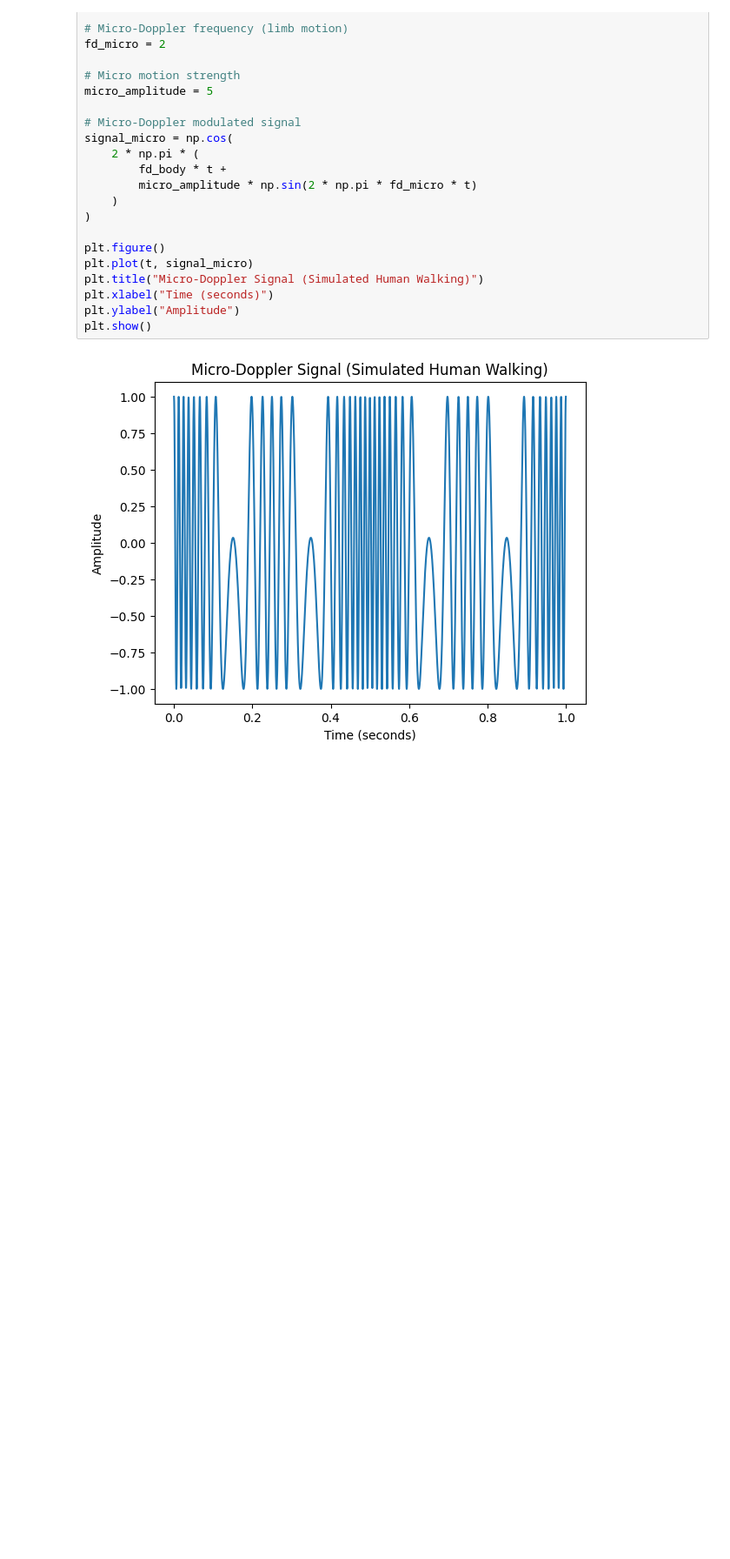
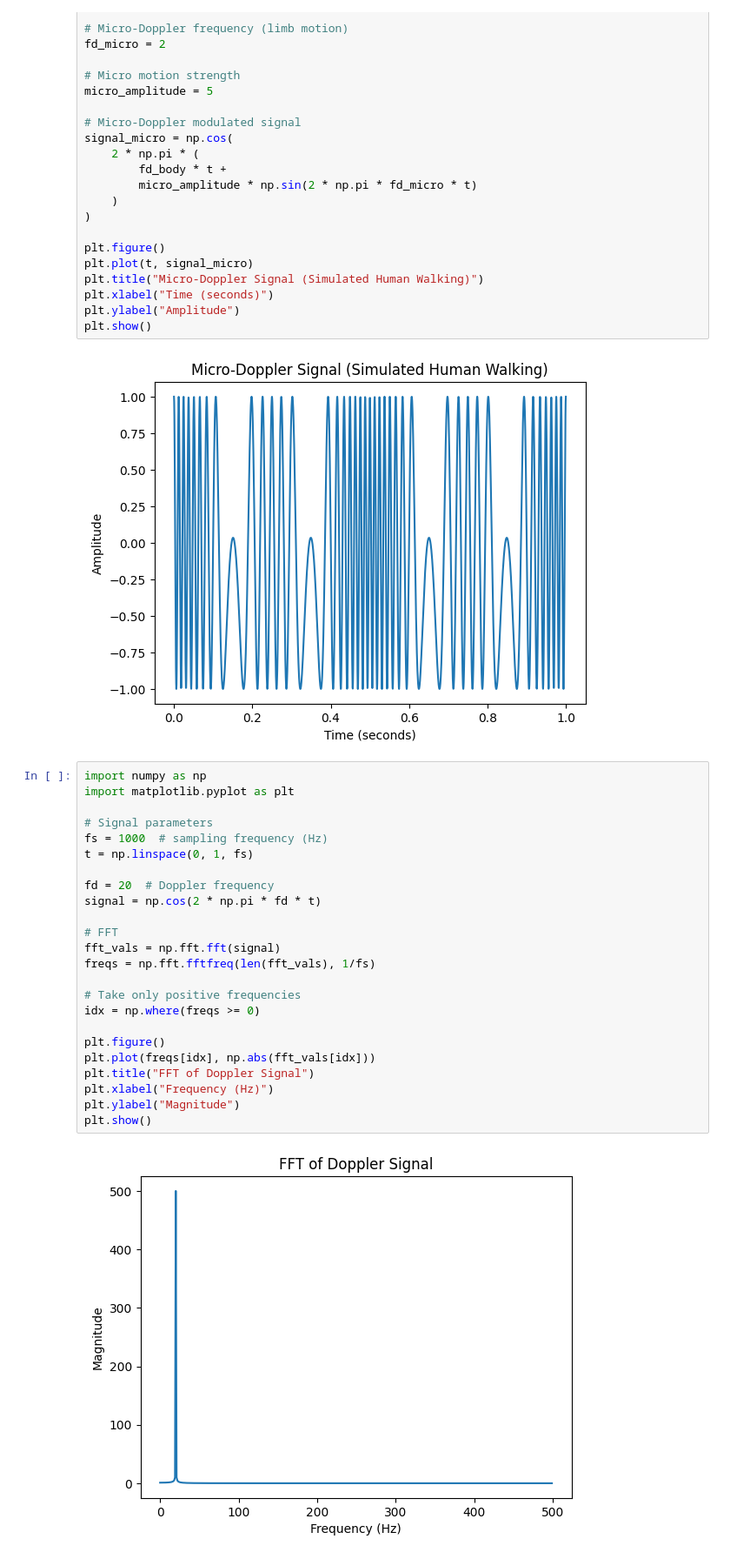
Before and after one commit to smokeScreen56/micro_doppler_target_classification, a Jupyter notebook: notebooks/01_doppler_basics.ipynb, the cells around one changed output. Shown at 87% size. Saved outputs shown, nothing was run; the diff lists cells and outputs as text; blank space fills up the shorter version.

Commit message:
FFT and spectogram analysis and Dataset Integration (24HZ Micro Doppler)

```diff
--- a/notebooks/01_doppler_basics.ipynb
+++ b/notebooks/01_doppler_basics.ipynb
@@ -51,3 +51,29 @@ plt.ylabel("Amplitude")
 plt.show()
 # %% [output]
 [figure]
+# %%
+import numpy as np
+import matplotlib.pyplot as plt
+
+# Signal parameters
+fs = 1000  # sampling frequency (Hz)
+t = np.linspace(0, 1, fs)
+
+fd = 20  # Doppler frequency
+signal = np.cos(2 * np.pi * fd * t)
+
+# FFT
+fft_vals = np.fft.fft(signal)
+freqs = np.fft.fftfreq(len(fft_vals), 1/fs)
+
+# Take only positive frequencies
+idx = np.where(freqs >= 0)
+
+plt.figure()
+plt.plot(freqs[idx], np.abs(fft_vals[idx]))
+plt.title("FFT of Doppler Signal")
+plt.xlabel("Frequency (Hz)")
+plt.ylabel("Magnitude")
+plt.show()
+# %% [output]
+[figure, added]
```
Also changed, not shown: parts of 3 cells of this notebook, 2 other files.
